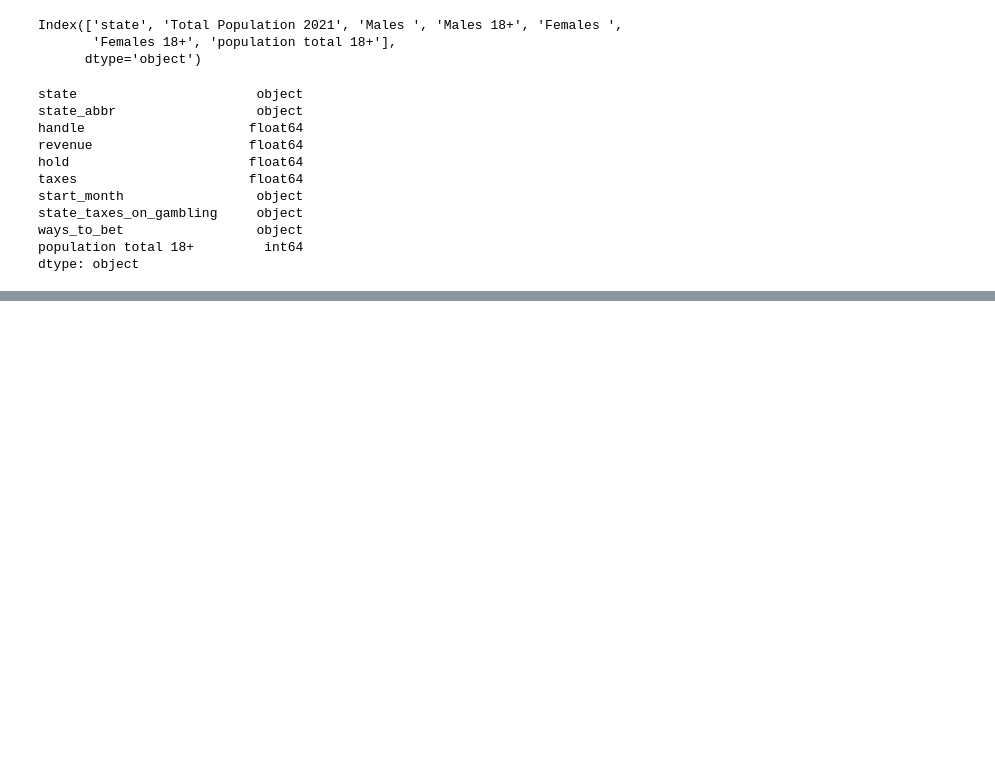
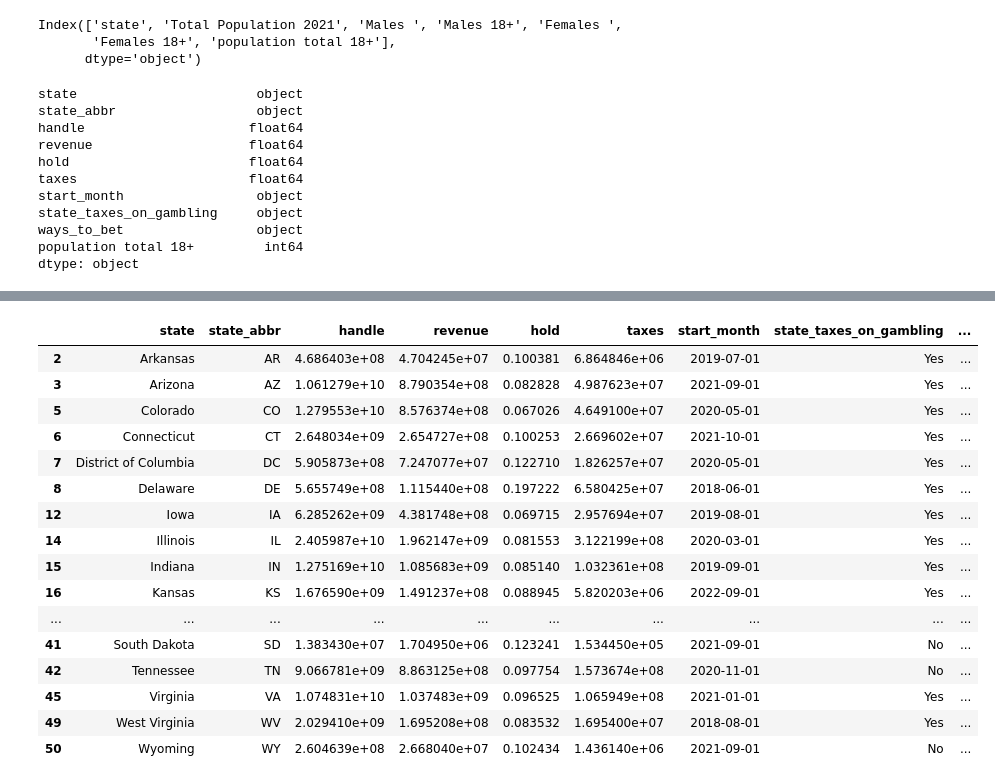
Before and after one commit to caleb-g23/Project-3-Sports-Betting-Analysis, a Jupyter notebook: State_Total_Data_Clean.ipynb, the cells around one changed output, grey strips where cells are left out. Saved outputs shown, nothing was run; the diff lists cells and outputs as text; code cells hidden in the pictures; blank space fills up the shorter version.

```diff
--- a/State_Total_Data_Clean.ipynb
+++ b/State_Total_Data_Clean.ipynb
@@ -46,6 +47,6 @@ population total 18+         int64
 dtype: object
 # %%
 #Changing the population column to a float value
-state_total_merge['population total 18+']=state_total_merge['population total 18+'].astype(float)
+#state_total_merge['population total 18+']=state_total_merge['population total 18+'].astype(float)
 # %%
 #Add a new column to show the the average reveune per person per state
@@ -57,11 +58,11 @@ state_total_merge=state_total_merge.astype({'start_month':'datetime64[D]'})
 #state_total_merge
 # %%
 #Change handle, revenue and taxes to dollar format
-state_total_merge['handle']=state_total_merge['handle'].astype(float).map('${:,.2f}'.format)
-state_total_merge['revenue']=state_total_merge['revenue'].astype(float).map('${:,.2f}'.format)
-state_total_merge['taxes']=state_total_merge['taxes'].astype(float).map('${:,.2f}'.format)
-state_total_merge['population total 18+']=state_total_merge['population total 18+'].astype(float).map('{:,}'.format)
-state_total_merge['Revenue Per Person']=state_total_merge['Revenue Per Person'].astype(float).map('${:,.2f}'.format)
+#state_total_merge['handle']=state_total_merge['handle'].astype(float)
+#state_total_merge['revenue']=state_total_merge['revenue'].astype(float)
+#state_total_merge['taxes']=state_total_merge['taxes'].astype(float).map
+#state_total_merge['population total 18+']=state_total_merge['population total 18+'].astype(float)
+#state_total_merge['Revenue Per Person']=state_total_merge['Revenue Per Person'].astype(float)
 
 #state_total_merge
 # %%
@@ -86,3 +87,24 @@ state_total_merge
 | 48 | Wisconsin | WI | $nan | $nan | nan% | $nan | NaT | Yes | ... |
 | 49 | West Virginia | WV | $2,029,410,102.00 | $169,520,828.00 | 8.35% | $16,953,995.00 | 2018-08-01 | Yes | ... |
 | 50 | Wyoming | WY | $260,463,925.00 | $26,680,402.00 | 10.24% | $1,436,140.00 | 2021-09-01 | No | ... |
+# %%
+state_total_merge=state_total_merge.dropna()
+state_total_merge
+# %% [output]
+|  | state | state_abbr | handle | revenue | hold | taxes | start_month | state_taxes_on_gambling | ... |
+| 2 | Arkansas | AR | 4.686403e+08 | 4.704245e+07 | 0.100381 | 6.864846e+06 | 2019-07-01 | Yes | ... |
+| 3 | Arizona | AZ | 1.061279e+10 | 8.790354e+08 | 0.082828 | 4.987623e+07 | 2021-09-01 | Yes | ... |
+| 5 | Colorado | CO | 1.279553e+10 | 8.576374e+08 | 0.067026 | 4.649100e+07 | 2020-05-01 | Yes | ... |
+| 6 | Connecticut | CT | 2.648034e+09 | 2.654727e+08 | 0.100253 | 2.669602e+07 | 2021-10-01 | Yes | ... |
+| 7 | District of Columbia | DC | 5.905873e+08 | 7.247077e+07 | 0.122710 | 1.826257e+07 | 2020-05-01 | Yes | ... |
+| 8 | Delaware | DE | 5.655749e+08 | 1.115440e+08 | 0.197222 | 6.580425e+07 | 2018-06-01 | Yes | ... |
+| 12 | Iowa | IA | 6.285262e+09 | 4.381748e+08 | 0.069715 | 2.957694e+07 | 2019-08-01 | Yes | ... |
+| 14 | Illinois | IL | 2.405987e+10 | 1.962147e+09 | 0.081553 | 3.122199e+08 | 2020-03-01 | Yes | ... |
+| 15 | Indiana | IN | 1.275169e+10 | 1.085683e+09 | 0.085140 | 1.032361e+08 | 2019-09-01 | Yes | ... |
+| 16 | Kansas | KS | 1.676590e+09 | 1.491237e+08 | 0.088945 | 5.820203e+06 | 2022-09-01 | Yes | ... |
+| ... | ... | ... | ... | ... | ... | ... | ... | ... | ... |
+| 41 | South Dakota | SD | 1.383430e+07 | 1.704950e+06 | 0.123241 | 1.534450e+05 | 2021-09-01 | No | ... |
+| 42 | Tennessee | TN | 9.066781e+09 | 8.863125e+08 | 0.097754 | 1.573674e+08 | 2020-11-01 | No | ... |
+| 45 | Virginia | VA | 1.074831e+10 | 1.037483e+09 | 0.096525 | 1.065949e+08 | 2021-01-01 | Yes | ... |
+| 49 | West Virginia | WV | 2.029410e+09 | 1.695208e+08 | 0.083532 | 1.695400e+07 | 2018-08-01 | Yes | ... |
+| 50 | Wyoming | WY | 2.604639e+08 | 2.668040e+07 | 0.102434 | 1.436140e+06 | 2021-09-01 | No | ... |
```
Also changed, not shown: parts of 6 cells of this notebook, 3 other files.
